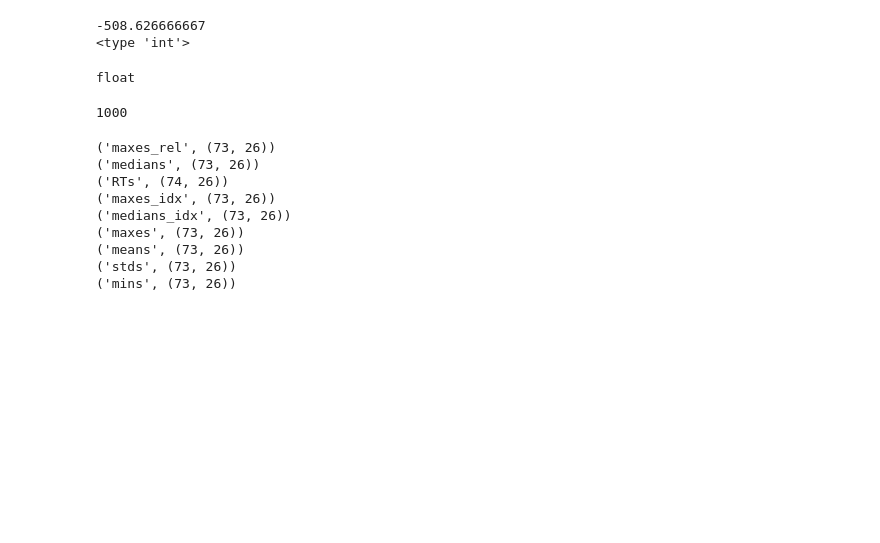
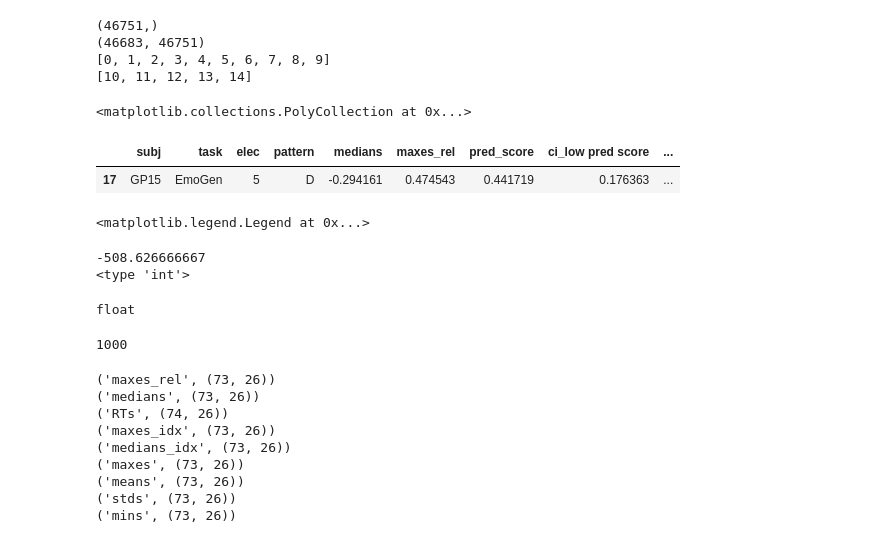
Before and after one commit to matarhaller/ECOGpy, a Jupyter notebook: sandbox.ipynb, the cells around one changed output. Saved outputs shown, nothing was run; the diff lists cells and outputs as text; code cells hidden in the pictures; blank space fills up the shorter version.

```diff
--- a/sandbox.ipynb
+++ b/sandbox.ipynb
@@ -54,0 +118,34 @@ df_all
+# %%
+tmp2 = data_surr[start:end]
+blah = np.pad(tmp2, (0, data_dur.shape[1]-len(tmp2)), 'constant', constant_values = -999)
+
+print data_surr.shape
+print(start, end)
+
+end - data_surr.shape[0]
+
+
+x = range(30)
+print x[0:10]
+print x[10:15]
+# %% [output]
+(46751,)
+(46683, 46751)
+[0, 1, 2, 3, 4, 5, 6, 7, 8, 9]
+[10, 11, 12, 13, 14]
+# %%
+f, ax = plt.subplots()
+ax.pcolor(data_dur, vmin = np.nanmin(data_dur), vmax = np.nanmax(data_dur))
+
+f, ax1 = plt.subplots()
+ax1.pcolor(data_dur_surr, vmin = np.nanmin(data_dur_surr), vmax = np.nanmax(data_dur_surr))
+# %% [output]
+<matplotlib.collections.PolyCollection at 0x...>
+# %%
+folder = 'maxes_medians'
+filename = os.path.join(SJdir, 'PCA','Stats','Regression','unsmoothed',folder,'no_short_windows', 'all_coefs_withpatterns_withROIs.csv')
+df = pd.read_csv(filename)
+df.query("subj == 'GP15' and task == 'EmoGen' and elec == 5")
+# %% [output]
+|  | subj | task | elec | pattern | medians | maxes_rel | pred_score | ci_low pred score | ... |
+| 17 | GP15 | EmoGen | 5 | D | -0.294161 | 0.474543 | 0.441719 | 0.176363 | ... |
@@ -55,3 +157,11 @@ df_all
+# %%
+f, ax = plt.subplots()
+ax.hist(tmpcirc['5'], alpha = 0.5, bins = 20, label = 'circ')
+ax.hist(tmp['5'], alpha = 0.5, bins = 20, label = 'rand')
+ax.hist(real['5'], alpha = 0.5, bins = 20, label = 'real')
+ax.legend()
+# %% [output]
+<matplotlib.legend.Legend at 0x...>
 # %%
 print bl_st
 print type(Params['bl_st'])
```
Also changed, not shown: parts of 8 cells of this notebook, 13 other files.
